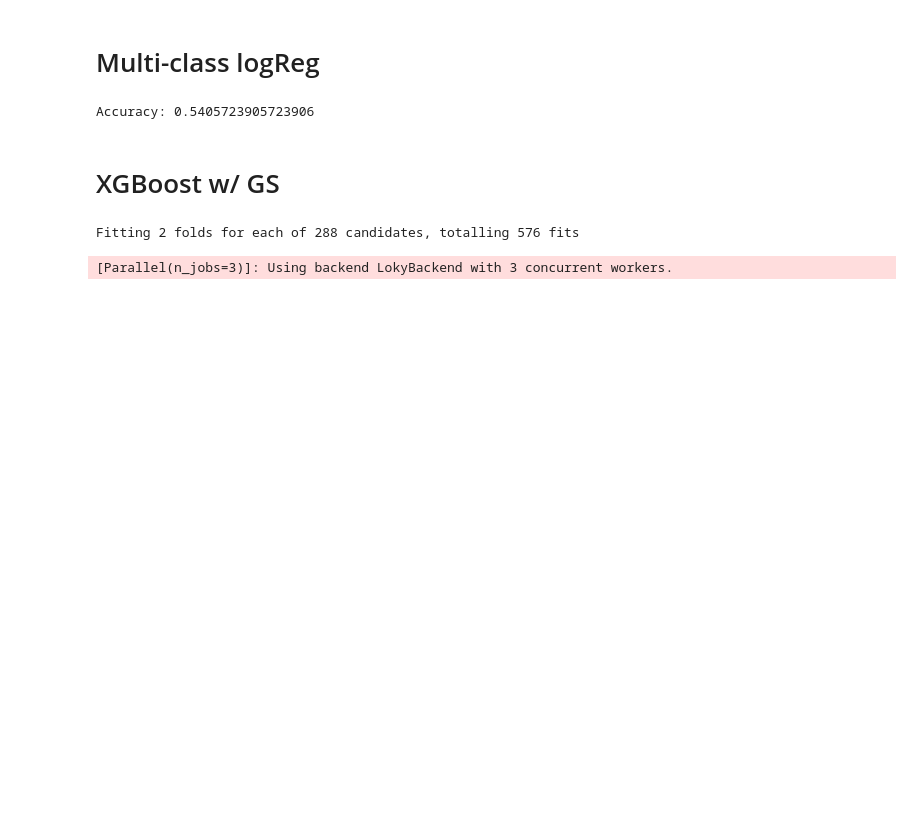
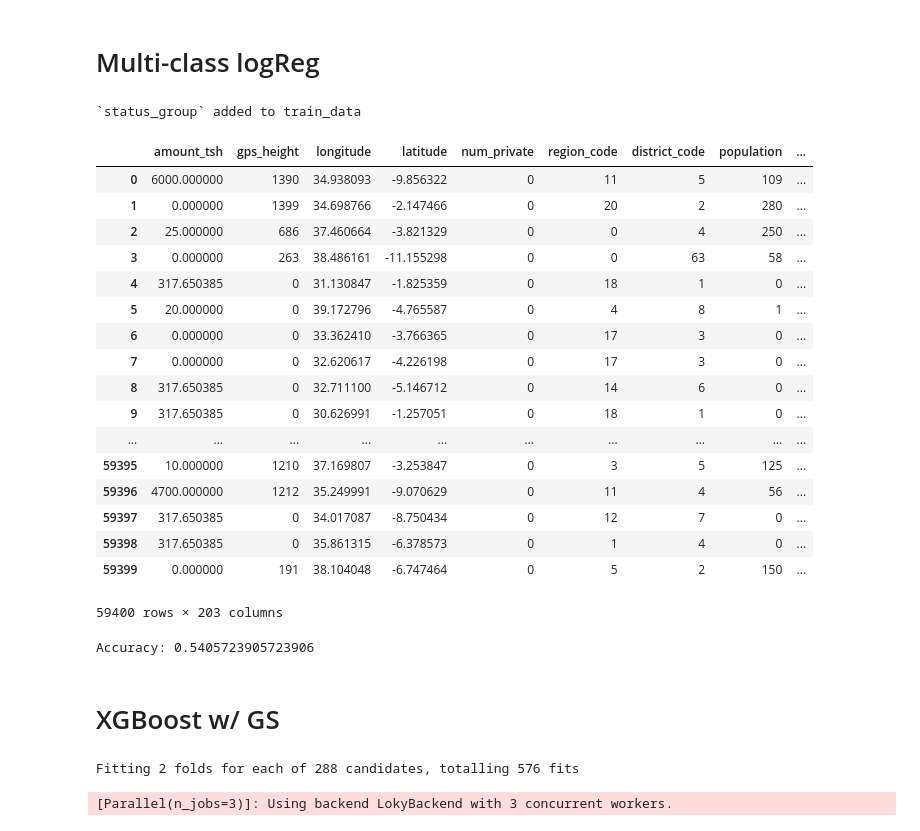
Before and after one commit to mradazoury/Pump_it_Up_ML_project, a Jupyter notebook: 3. Modeling.ipynb, the cells around one changed output. Cells and saved outputs as stored; diff of their text form; code cells hidden in the pictures; blank space fills up the shorter version.

```diff
--- a/3. Modeling.ipynb
+++ b/3. Modeling.ipynb
@@ -54,2 +64,27 @@ Accuracy: 0.8086700336700336
 # %% [markdown]
 # Multi-class logReg
+# %%
+data_log = addLabelToTrainData(data, target)
+# %% [output]
+`status_group` added to train_data
+# %%
+data_log
+# %% [output]
+|  | amount_tsh | gps_height | longitude | latitude | num_private | region_code | district_code | population | ... |
+| 0 | 6000.000000 | 1390 | 34.938093 | -9.856322 | 0 | 11 | 5 | 109 | ... |
+| 1 | 0.000000 | 1399 | 34.698766 | -2.147466 | 0 | 20 | 2 | 280 | ... |
+| 2 | 25.000000 | 686 | 37.460664 | -3.821329 | 0 | 0 | 4 | 250 | ... |
+| 3 | 0.000000 | 263 | 38.486161 | -11.155298 | 0 | 0 | 63 | 58 | ... |
+| 4 | 317.650385 | 0 | 31.130847 | -1.825359 | 0 | 18 | 1 | 0 | ... |
+| 5 | 20.000000 | 0 | 39.172796 | -4.765587 | 0 | 4 | 8 | 1 | ... |
+| 6 | 0.000000 | 0 | 33.362410 | -3.766365 | 0 | 17 | 3 | 0 | ... |
+| 7 | 0.000000 | 0 | 32.620617 | -4.226198 | 0 | 17 | 3 | 0 | ... |
+| 8 | 317.650385 | 0 | 32.711100 | -5.146712 | 0 | 14 | 6 | 0 | ... |
+| 9 | 317.650385 | 0 | 30.626991 | -1.257051 | 0 | 18 | 1 | 0 | ... |
+| ... | ... | ... | ... | ... | ... | ... | ... | ... | ... |
+| 59395 | 10.000000 | 1210 | 37.169807 | -3.253847 | 0 | 3 | 5 | 125 | ... |
+| 59396 | 4700.000000 | 1212 | 35.249991 | -9.070629 | 0 | 11 | 4 | 56 | ... |
+| 59397 | 317.650385 | 0 | 34.017087 | -8.750434 | 0 | 12 | 7 | 0 | ... |
+| 59398 | 317.650385 | 0 | 35.861315 | -6.378573 | 0 | 1 | 4 | 0 | ... |
+| 59399 | 0.000000 | 191 | 38.104048 | -6.747464 | 0 | 5 | 2 | 150 | ... |
+59400 rows × 203 columns
```
Also changed, not shown: parts of 7 cells of this notebook, 15 other files.
